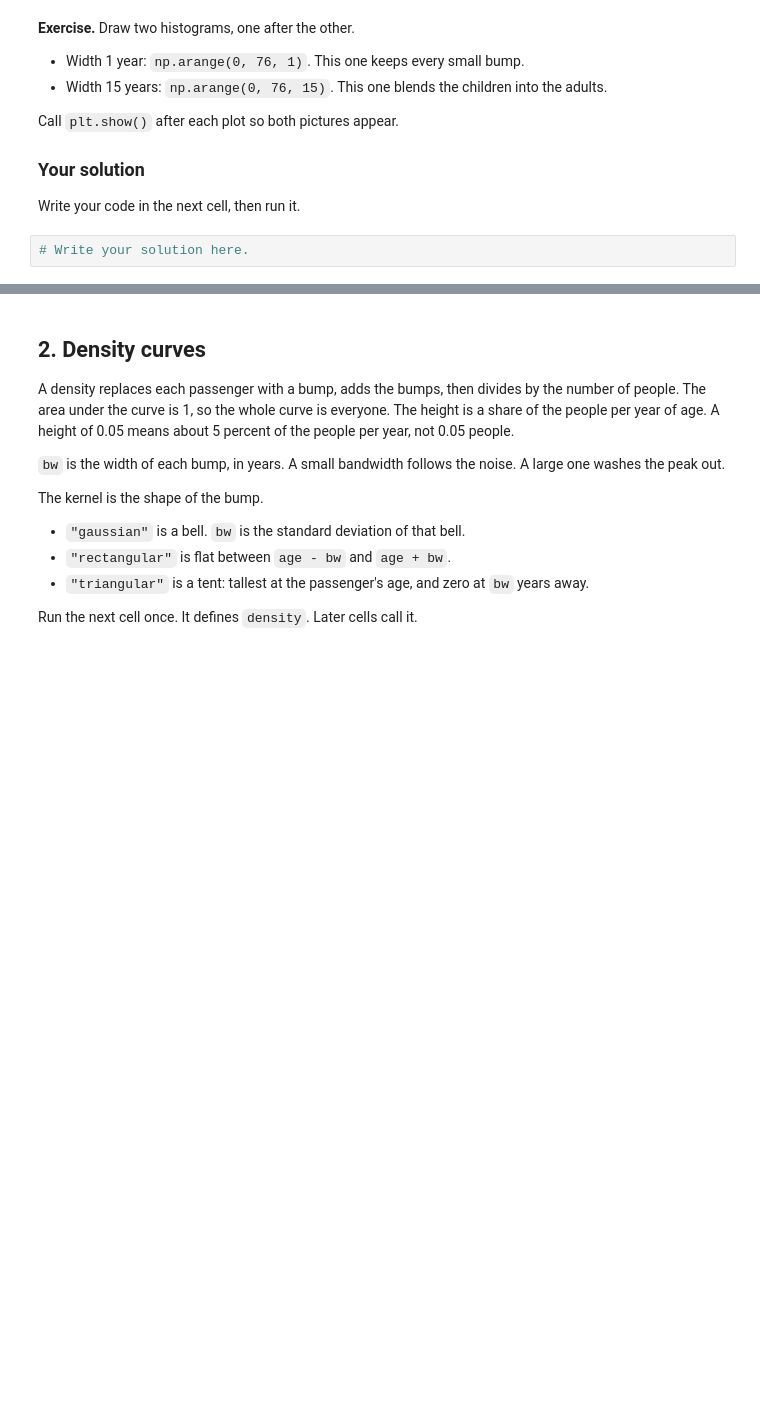
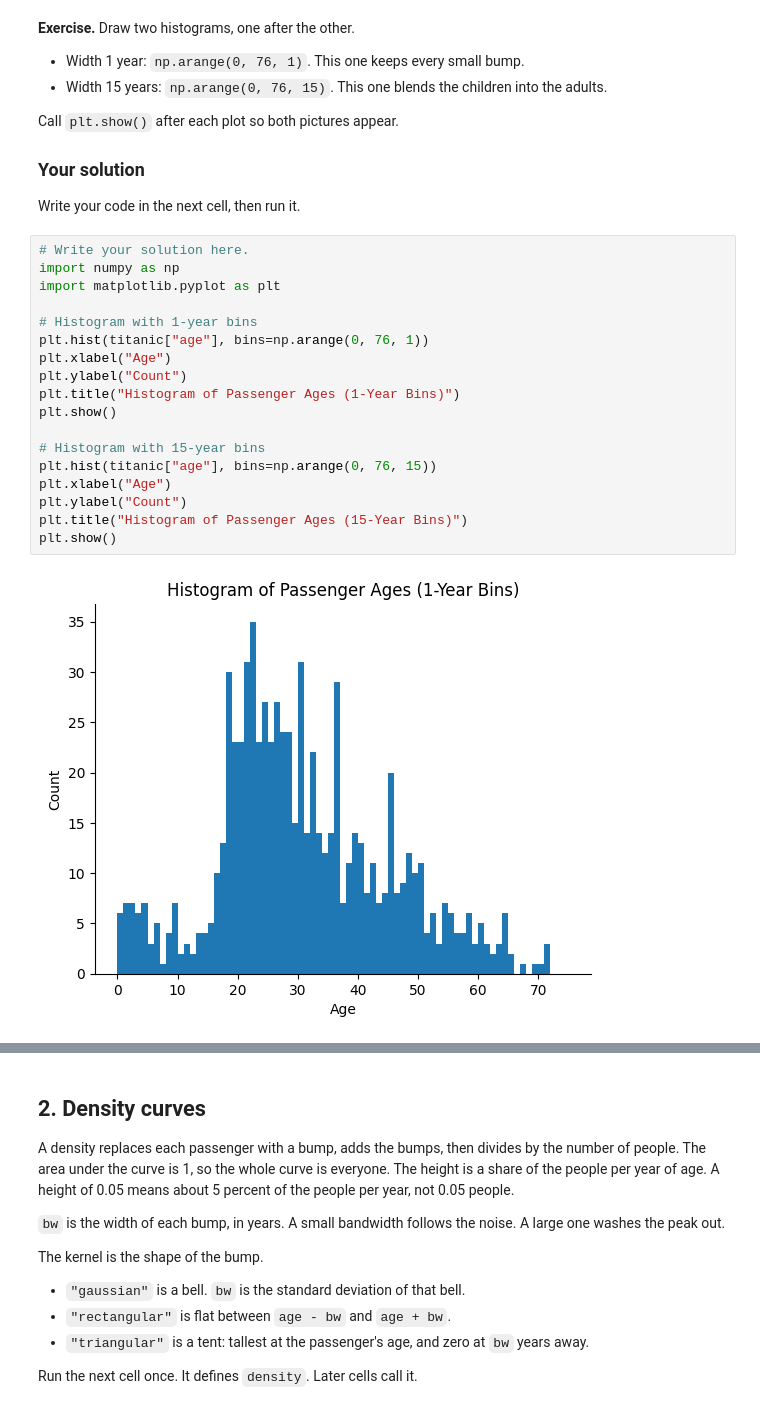
Before and after one commit to Prasanna-datascience/Data201Class, a Jupyter notebook: visualizing_distributions_1.ipynb, the cells around one changed output, grey strips where cells are left out. Saved outputs shown, nothing was run; the diff lists cells and outputs as text; blank space fills up the shorter version.

```diff
--- a/visualizing_distributions_1.ipynb
+++ b/visualizing_distributions_1.ipynb
@@ -109,5 +144,23 @@ Call `plt.show()` after each plot so both pictures appear.
 ### Your solution
 
 Write your code in the next cell, then run it.
-# %%
-# Write your solution here.
+# %%
+# Write your solution here.
+import numpy as np
+import matplotlib.pyplot as plt
+
+# Histogram with 1-year bins
+plt.hist(titanic["age"], bins=np.arange(0, 76, 1))
+plt.xlabel("Age")
+plt.ylabel("Count")
+plt.title("Histogram of Passenger Ages (1-Year Bins)")
+plt.show()
+
+# Histogram with 15-year bins
+plt.hist(titanic["age"], bins=np.arange(0, 76, 15))
+plt.xlabel("Age")
+plt.ylabel("Count")
+plt.title("Histogram of Passenger Ages (15-Year Bins)")
+plt.show()
+# %% [output]
+[figure, added]
```
Also changed, not shown: parts of 14 cells of this notebook.
